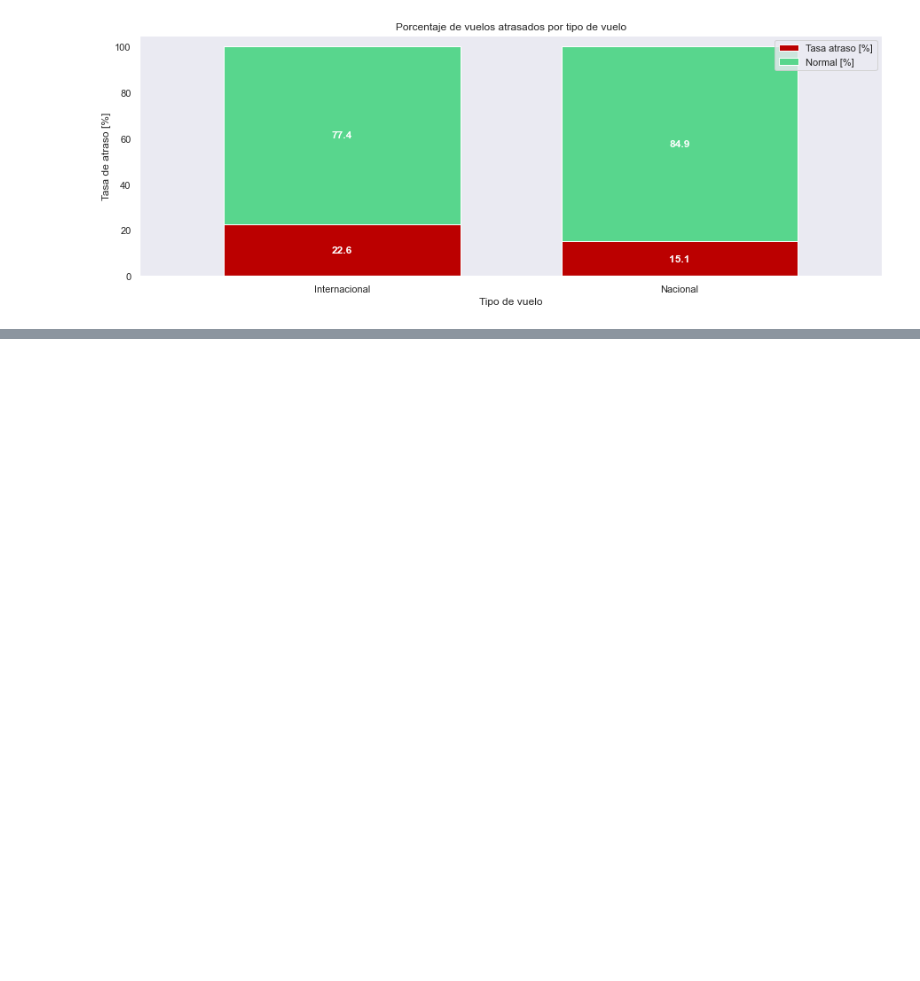
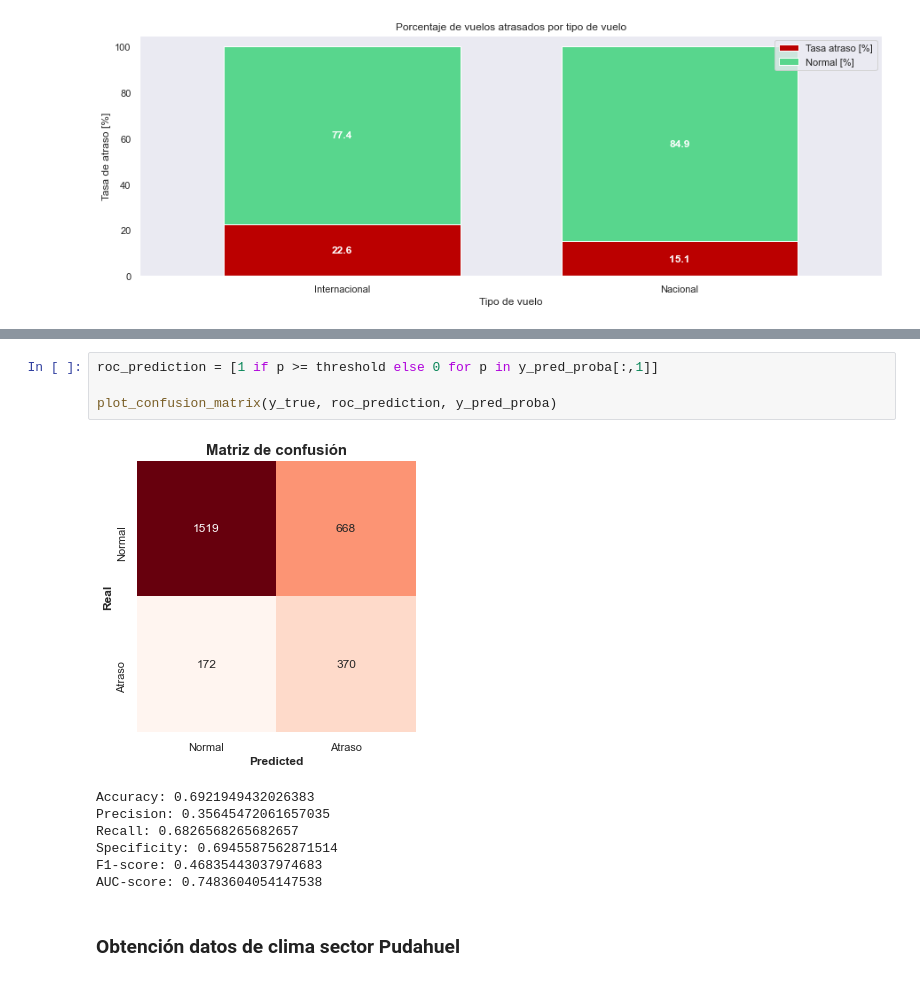
Before and after one commit to hvalenzuela1986/delayed_flight, a Jupyter notebook: solution.ipynb, the cells around one changed output, grey strips where cells are left out. Cells and saved outputs as stored; diff of their text form; blank space fills up the shorter version.

```diff
--- a/solution.ipynb
+++ b/solution.ipynb
@@ -367,0 +555,14 @@ plt.show()
+# %%
+roc_prediction = [1 if p >= threshold else 0 for p in y_pred_proba[:,1]]
+
+plot_confusion_matrix(y_true, roc_prediction, y_pred_proba)
+# %% [output]
+[figure, added]
+Accuracy: 0.6921949432026383
+Precision: 0.35645472061657035
+Recall: 0.6826568265682657
+Specificity: 0.6945587562871514
+F1-score: 0.46835443037974683
+AUC-score: 0.7483604054147538
+# %% [markdown]
+### Obtención datos de clima sector Pudahuel
```
Also changed, not shown: parts of 35 cells of this notebook, 6 other files.
